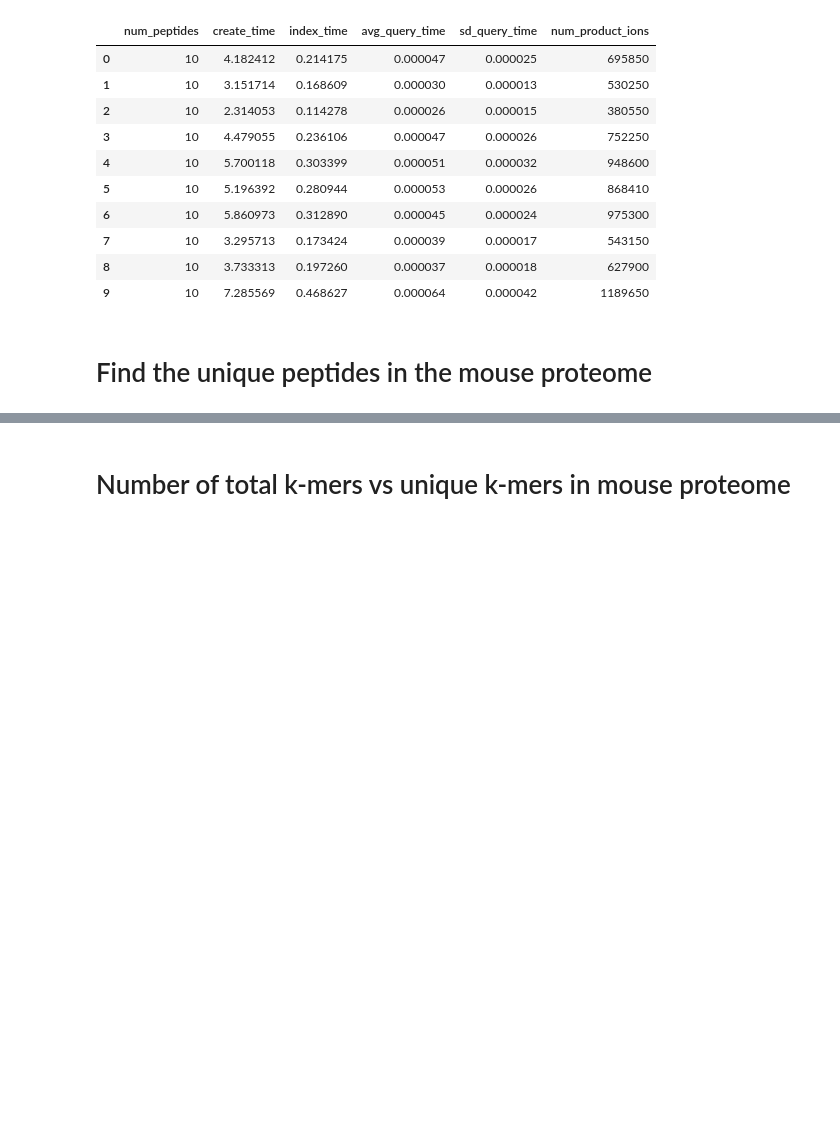
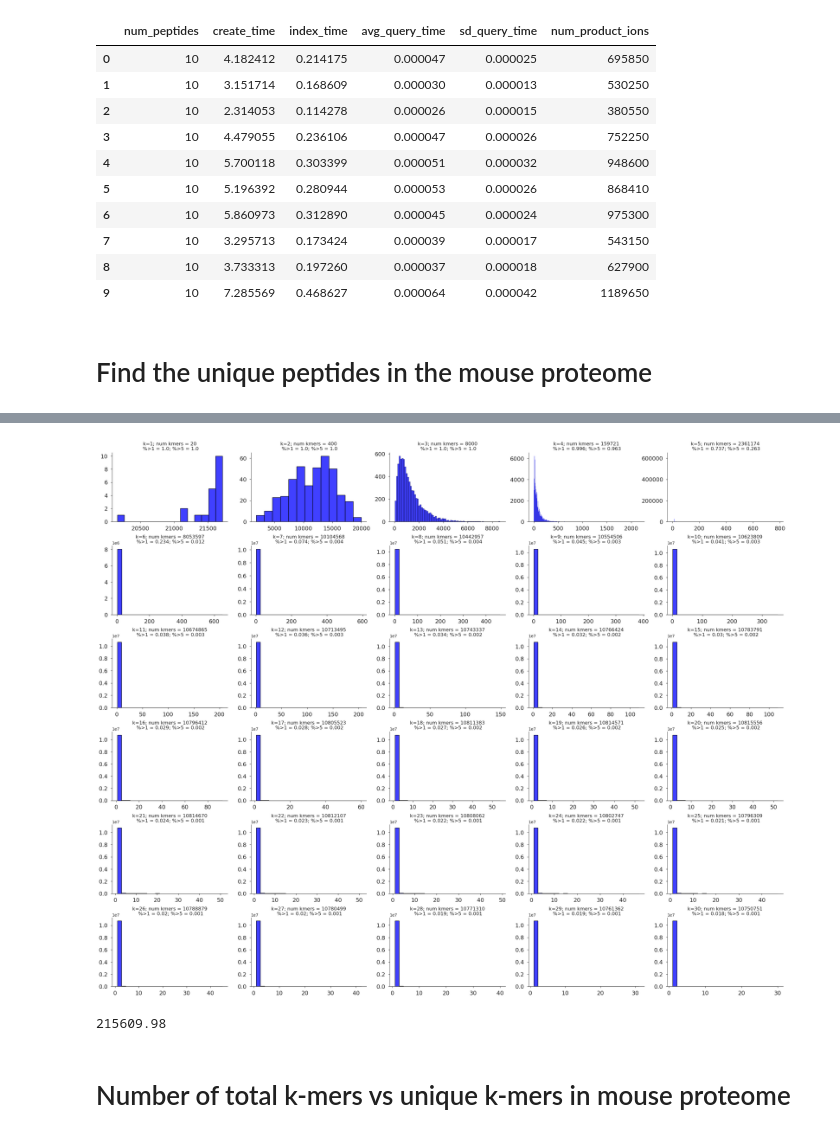
Before and after one commit to ryanlayerlab/hypedsearch, a Jupyter notebook: notebooks/experiment-development.ipynb, the cells around one changed output, grey strips where cells are left out. Drawn from its saved outputs; the diff is of its cells as text; code cells hidden in the pictures; blank space fills up the shorter version.

```diff
--- a/notebooks/experiment-development.ipynb
+++ b/notebooks/experiment-development.ipynb
@@ -182,3 +224,41 @@ KeyboardInterrupt:
+# %%
+fig, axs = fig_setup(6, 5)
+for idx, k in enumerate(range(1, 31)):
+    # _, axs = fig_setup()
+    # ax = axs[0]
+    ax = axs[idx]
+    vals = np.array(num_proteins_by_len[k])
+    num_kmers = len(vals)
+    prop_gt_1 = round(sum(vals > 1) / num_kmers, 3)
+    prop_gt_5 = round(sum(vals > 5) / num_kmers, 3)
+    _=sns.histplot(
+        vals,
+        # bins=10,
+        # kde=True,
+        color="blue",
+        edgecolor="black",
+        ax=ax,
+    )
+    set_title_axes_labels(
+        ax=ax,
+        # xlabel="",
+        # ylabel="",
+        title=f"k={k}; num kmers = {num_kmers}\n %>1 = {prop_gt_1}; %>5 = {prop_gt_5}",
+    )
+    # finalize(axs)
+    # if idx>6:
+    #     break
+plt.subplots_adjust(hspace=0.35)
+finalize(axs)
+plt.show()
+# plt.suptitle("For unique peptides/kmers of length k,\nhistogram of the number of proteins they appear in")
+fig.savefig('plots/uniq_peptides.png', dpi=300)
+# %% [output]
+[figure, added]
+# %%
+0.02*10780499
+# %% [output]
+215609.98
 # %% [markdown]
 # Number of total k-mers vs unique k-mers in mouse proteome
 # %%
```
Also changed, not shown: parts of 55 cells of this notebook, 31 other files.
